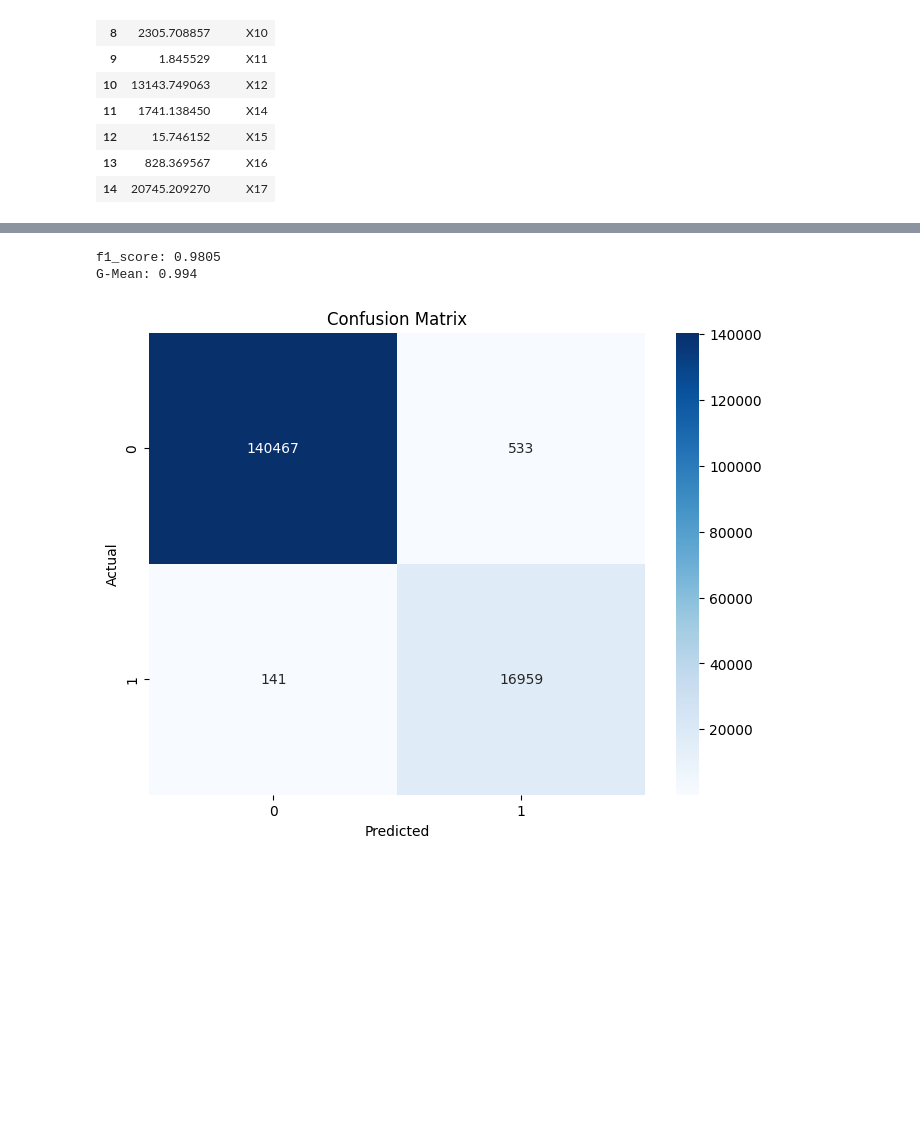
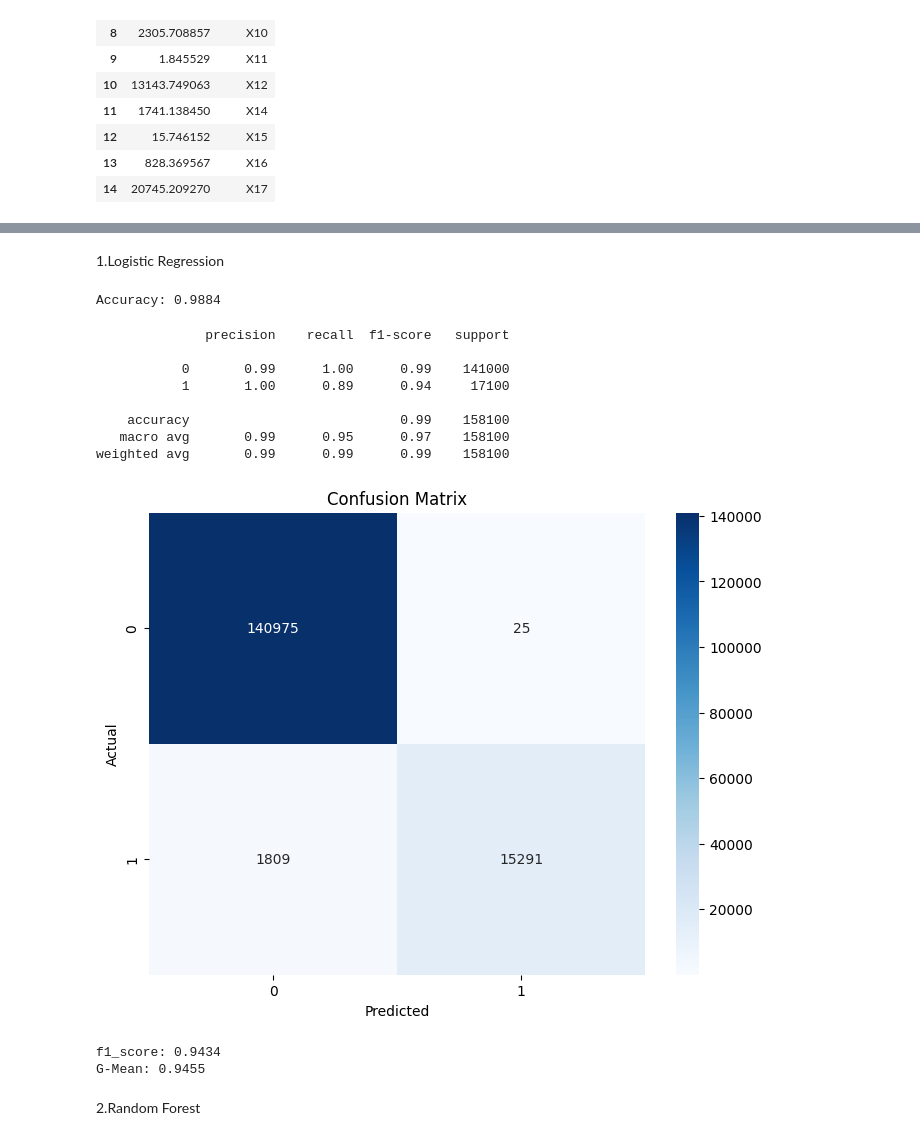
Before and after one commit to AhyeongJ/LS_Project1, a Jupyter notebook: project1.ipynb, the cells around one changed output, grey strips where cells are left out. Saved outputs shown, nothing was run; the diff lists cells and outputs as text; code cells hidden in the pictures; blank space fills up the shorter version.

```diff
--- a/project1.ipynb
+++ b/project1.ipynb
@@ -290,32 +203,55 @@ print(y_resampled[y_resampled == 0].shape)
+# %% [markdown]
+1.Logistic Regression
+# %%
+from sklearn.linear_model import LogisticRegression
+from sklearn.metrics import accuracy_score, classification_report, confusion_matrix
+# 로지스틱 회귀 모델 생성
+lr_model = LogisticRegression()
+lr_model.fit(X_train, y_train)
+
+# 테스트 데이터에 대한 예측
+y_pred_lr = lr_model.predict(X_test)
+
+# 모델 평가
+accuracy = accuracy_score(y_test, y_pred_lr)
+print(f"Accuracy: {accuracy:.4f}")
+# %% [output]
+Accuracy: 0.9884
 # %%
-from sklearn.linear_model import LogisticRegression
-from sklearn.metrics import confusion_matrix
-
-lr_model = LogisticRegression(random_state = 4)
-lr_model.fit(X_resampled, y_resampled)
-
-# 예측 및 평가
-y_pred_lr = lr_model.predict(X_test)
-
-#f1_score
-from sklearn.metrics import f1_score
-f1 = f1_score(y_test, y_pred_lr)
-print(f"f1_score: {round(f1,4)}")
-
-# G-Mean
-from imblearn.metrics import geometric_mean_score
-g_mean = geometric_mean_score(y_test, y_pred_lr) # 예측값, 실제값
-print(f"G-Mean: {round(g_mean,4)}")
-
-# 혼동 행렬 시각화
+print(classification_report(y_test, y_pred_lr))
 cm = confusion_matrix(y_test, y_pred_lr)
 plt.figure(figsize=(8, 6))
 sns.heatmap(cm, annot=True, fmt='d', cmap='Blues')
 plt.title('Confusion Matrix')
 plt.ylabel('Actual')
 plt.xlabel('Predicted')
 plt.show()
 # %% [output]
-f1_score: 0.9805
-G-Mean: 0.994
+              precision    recall  f1-score   support
+
+           0       0.99      1.00      0.99    141000
+           1       1.00      0.89      0.94     17100
+
+    accuracy                           0.99    158100
+   macro avg       0.99      0.95      0.97    158100
+weighted avg       0.99      0.99      0.99    158100
-[figure, old version]
+[figure, new version]
+# %%
+#f1_score
+from sklearn.metrics import f1_score
+
+# 데이터 스플릿으로 y_valid와 모델 예측으로 y_pred를 구한 후 실행
+# y_pred만 모델에 맞게 수정
+f1 = f1_score(y_test, y_pred_lr)
+print(f"f1_score: {round(f1,4)}")
+
+# G-Mean
+# y_pred만 모델에 맞게 수정
+from imblearn.metrics import geometric_mean_score
+g_mean = geometric_mean_score(y_test, y_pred_lr) # 예측값, 실제값
+print(f"G-Mean: {round(g_mean,4)}")
+# %% [output]
+f1_score: 0.9434
+G-Mean: 0.9455
+# %% [markdown]
+2.Random Forest
```
Also changed, not shown: parts of 20 cells of this notebook.
